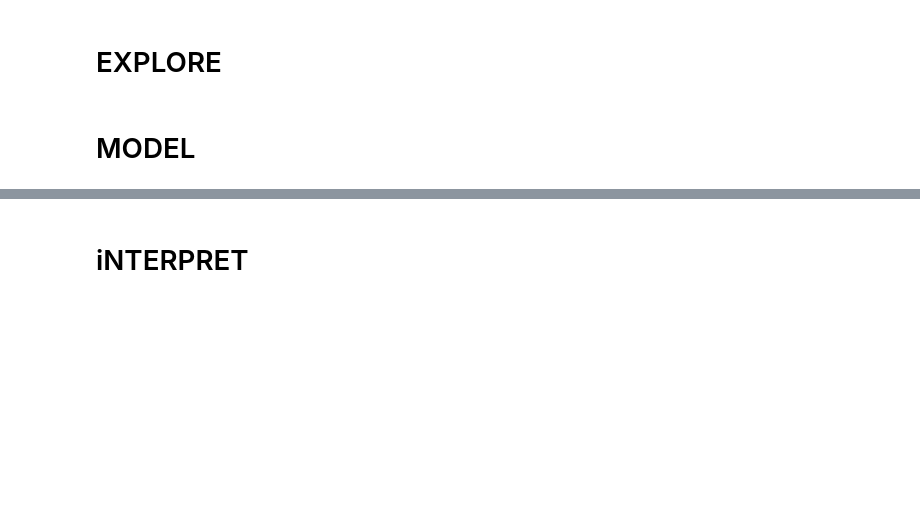
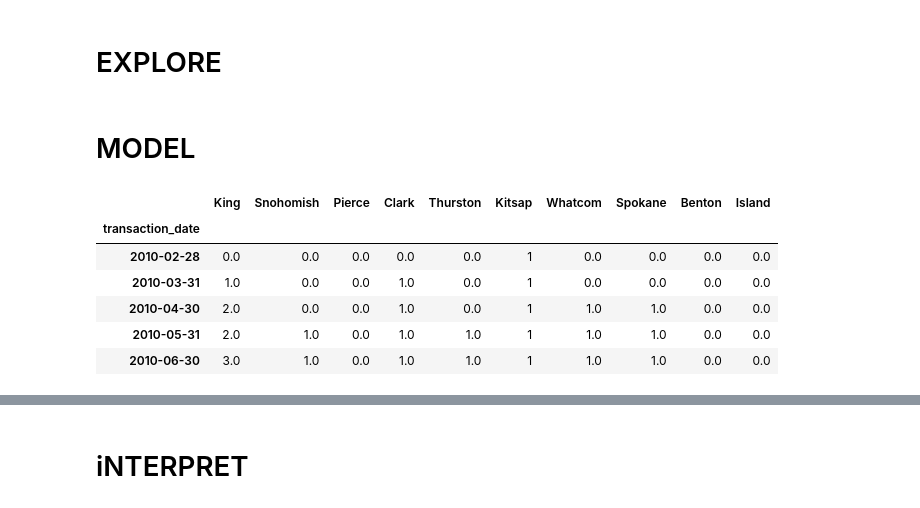
Before and after one commit to ebtezcan/EV-Charger-Prediction, a Jupyter notebook: working notebooks/index_OSEMN.ipynb, the cells around one changed output, grey strips where cells are left out. Drawn from its saved outputs; the diff is of its cells as text; code cells hidden in the pictures; blank space fills up the shorter version.

```diff
--- a/working notebooks/index_OSEMN.ipynb
+++ b/working notebooks/index_OSEMN.ipynb
@@ -148,3 +148,13 @@ ___
 # EXPLORE
 # %% [markdown]
 # MODEL
+# %%
+df_cumsum.head()
+# %% [output]
+|  | King | Snohomish | Pierce | Clark | Thurston | Kitsap | Whatcom | Spokane | Benton | Island |
+| transaction_date |  |  |  |  |  |  |  |  |  |  |
+| 2010-02-28 | 0.0 | 0.0 | 0.0 | 0.0 | 0.0 | 1 | 0.0 | 0.0 | 0.0 | 0.0 |
+| 2010-03-31 | 1.0 | 0.0 | 0.0 | 1.0 | 0.0 | 1 | 0.0 | 0.0 | 0.0 | 0.0 |
+| 2010-04-30 | 2.0 | 0.0 | 0.0 | 1.0 | 0.0 | 1 | 1.0 | 1.0 | 0.0 | 0.0 |
+| 2010-05-31 | 2.0 | 1.0 | 0.0 | 1.0 | 1.0 | 1 | 1.0 | 1.0 | 0.0 | 0.0 |
+| 2010-06-30 | 3.0 | 1.0 | 0.0 | 1.0 | 1.0 | 1 | 1.0 | 1.0 | 0.0 | 0.0 |
```
Also changed, not shown: parts of 6 cells of this notebook, 1 other file.
